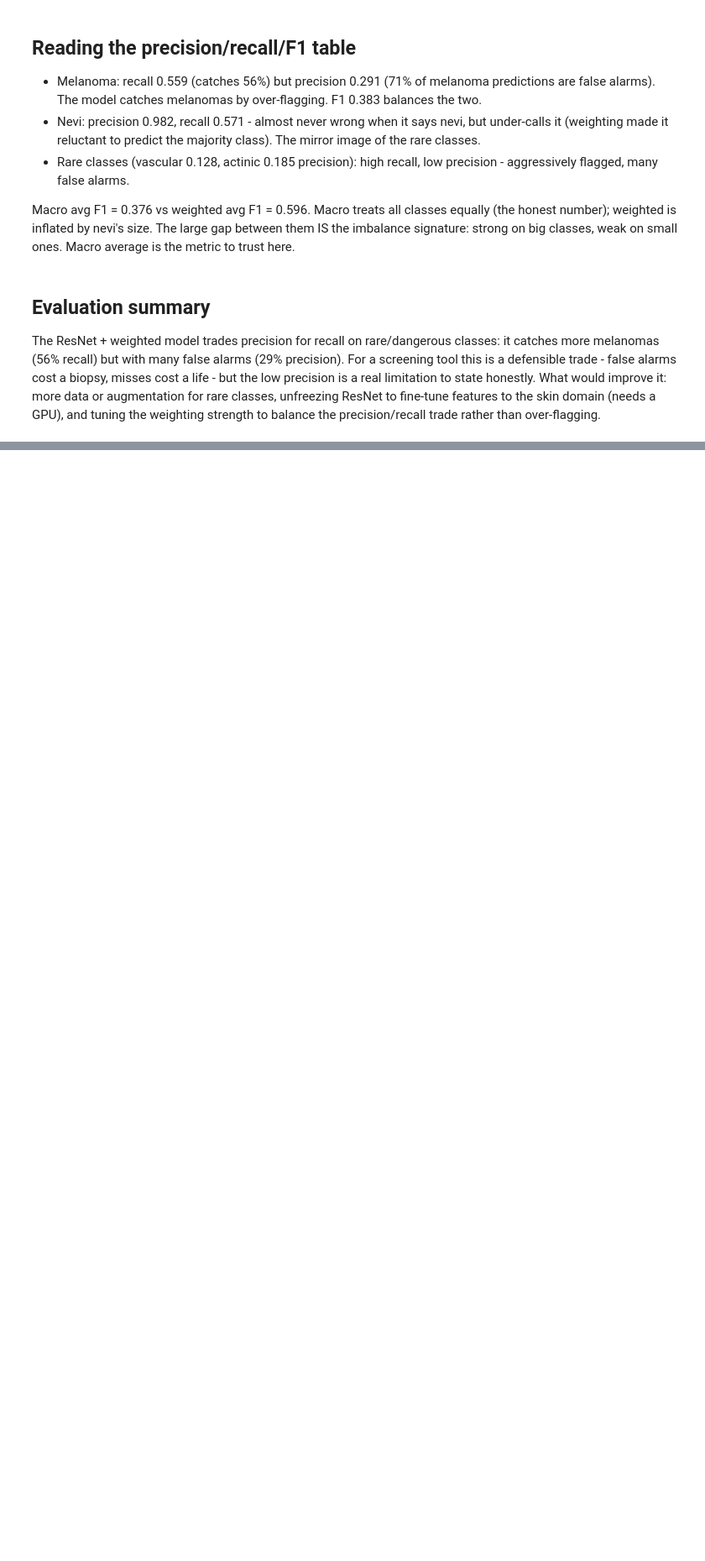
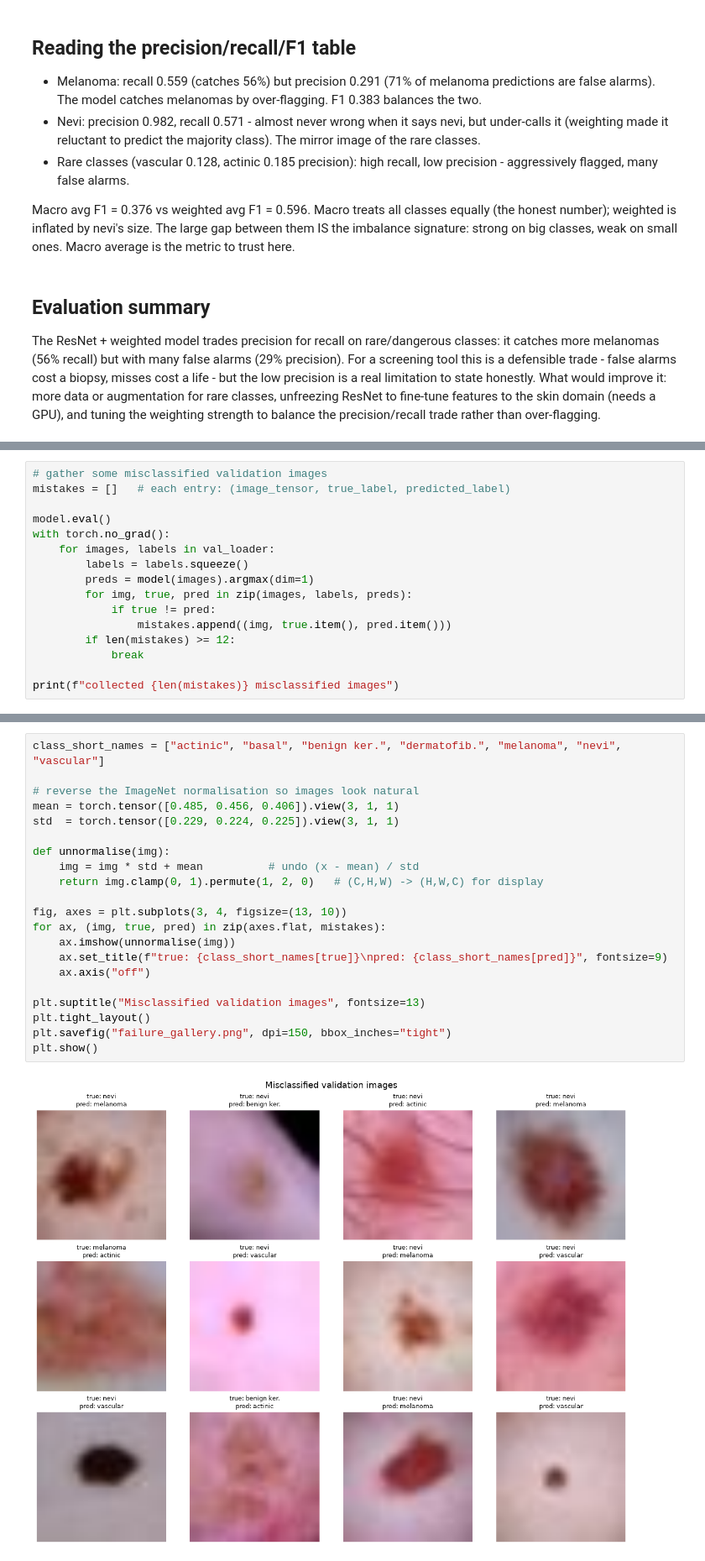
Before and after one commit to Intechgent/SkinSight, a Jupyter notebook: notebooks/06_evaluation.ipynb, the cells around one changed output, grey strips where cells are left out. Shown at 84% size. Saved outputs shown, nothing was run; the diff lists cells and outputs as text; blank space fills up the shorter version.

Commit message:
feat: failure gallery with misclassified images and error hypotheses

```diff
--- a/notebooks/06_evaluation.ipynb
+++ b/notebooks/06_evaluation.ipynb
@@ -226,0 +233,16 @@ rather than over-flagging.
+# %%
+# gather some misclassified validation images
+mistakes = []   # each entry: (image_tensor, true_label, predicted_label)
+
+model.eval()
+with torch.no_grad():
+    for images, labels in val_loader:
+        labels = labels.squeeze()
+        preds = model(images).argmax(dim=1)
+        for img, true, pred in zip(images, labels, preds):
+            if true != pred:
+                mistakes.append((img, true.item(), pred.item()))
+        if len(mistakes) >= 12:
+            break
+
+print(f"collected {len(mistakes)} misclassified images")
@@ -226,0 +251,23 @@ rather than over-flagging.
+# %%
+class_short_names = ["actinic", "basal", "benign ker.", "dermatofib.", "melanoma", "nevi", "vascular"]
+
+# reverse the ImageNet normalisation so images look natural
+mean = torch.tensor([0.485, 0.456, 0.406]).view(3, 1, 1)
+std  = torch.tensor([0.229, 0.224, 0.225]).view(3, 1, 1)
+
+def unnormalise(img):
+    img = img * std + mean          # undo (x - mean) / std
+    return img.clamp(0, 1).permute(1, 2, 0)   # (C,H,W) -> (H,W,C) for display
+
+fig, axes = plt.subplots(3, 4, figsize=(13, 10))
+for ax, (img, true, pred) in zip(axes.flat, mistakes):
+    ax.imshow(unnormalise(img))
+    ax.set_title(f"true: {class_short_names[true]}\npred: {class_short_names[pred]}", fontsize=9)
+    ax.axis("off")
+
+plt.suptitle("Misclassified validation images", fontsize=13)
+plt.tight_layout()
+plt.savefig("failure_gallery.png", dpi=150, bbox_inches="tight")
+plt.show()
+# %% [output]
+[figure, added]
```
Also changed, not shown: parts of 3 cells of this notebook, 1 other file.
